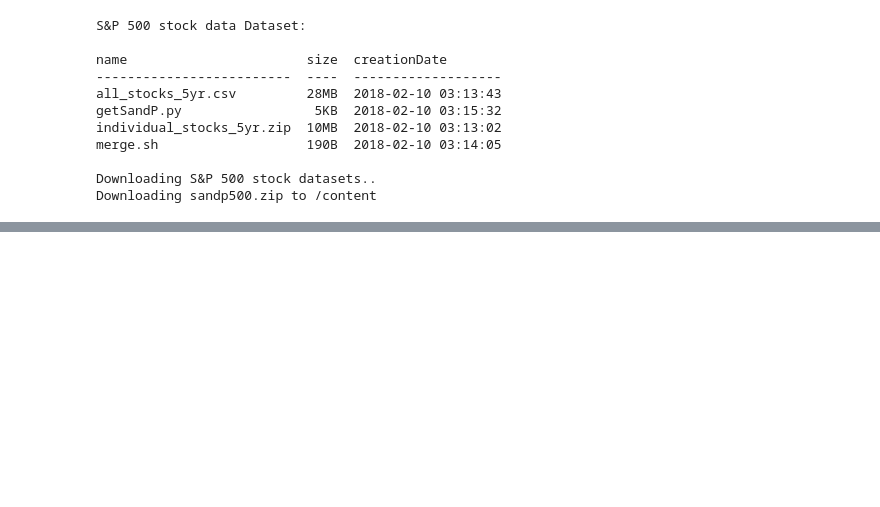
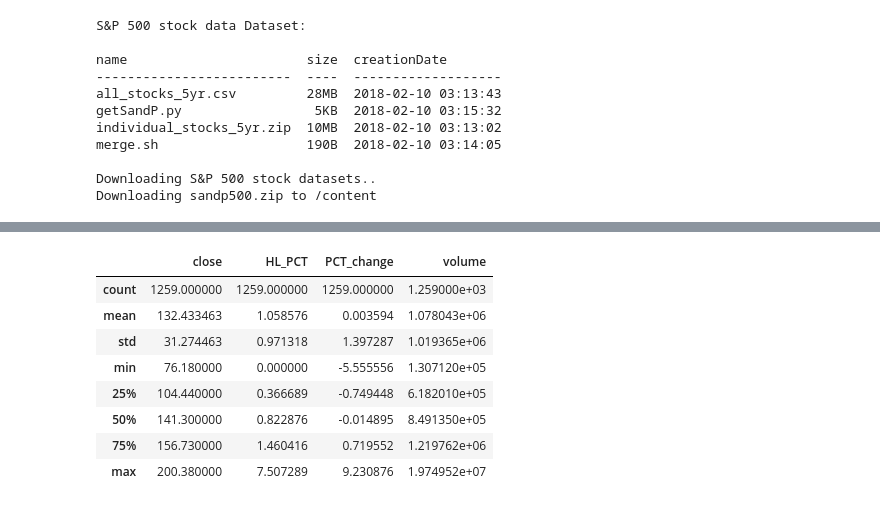
Before and after one commit to javablack95/Machine-learning-for-finance, a Jupyter notebook: Python_for_finance.ipynb, the cells around one changed output, grey strips where cells are left out. Saved outputs shown, nothing was run; the diff lists cells and outputs as text; code cells hidden in the pictures; blank space fills up the shorter version.

```diff
--- a/Python_for_finance.ipynb
+++ b/Python_for_finance.ipynb
@@ -50,0 +168,8 @@ Downloading sandp500.zip to /content
+# %%
+
+# Adding new columns based on values of existing columns
+df['HL_PCT'] = (df['high'] - df['close']) / df['close'] * 100
+df['PCT_change'] = (df['close'] - df['open']) / df['open'] * 100
+# %%
+# Selecting columns from dataframe that we perceive to be features.
+df = df[['close', 'HL_PCT', 'PCT_change', 'volume']]
@@ -50,0 +191,12 @@ Downloading sandp500.zip to /content
+# %%
+df.describe()
+# %% [output]
+|  | close | HL_PCT | PCT_change | volume |
+| count | 1259.000000 | 1259.000000 | 1259.000000 | 1.259000e+03 |
+| mean | 132.433463 | 1.058576 | 0.003594 | 1.078043e+06 |
+| std | 31.274463 | 0.971318 | 1.397287 | 1.019365e+06 |
+| min | 76.180000 | 0.000000 | -5.555556 | 1.307120e+05 |
+| 25% | 104.440000 | 0.366689 | -0.749448 | 6.182010e+05 |
+| 50% | 141.300000 | 0.822876 | -0.014895 | 8.491350e+05 |
+| 75% | 156.730000 | 1.460416 | 0.719552 | 1.219762e+06 |
+| max | 200.380000 | 7.507289 | 9.230876 | 1.974952e+07 |
```
Also changed, not shown: parts of 29 cells of this notebook.
